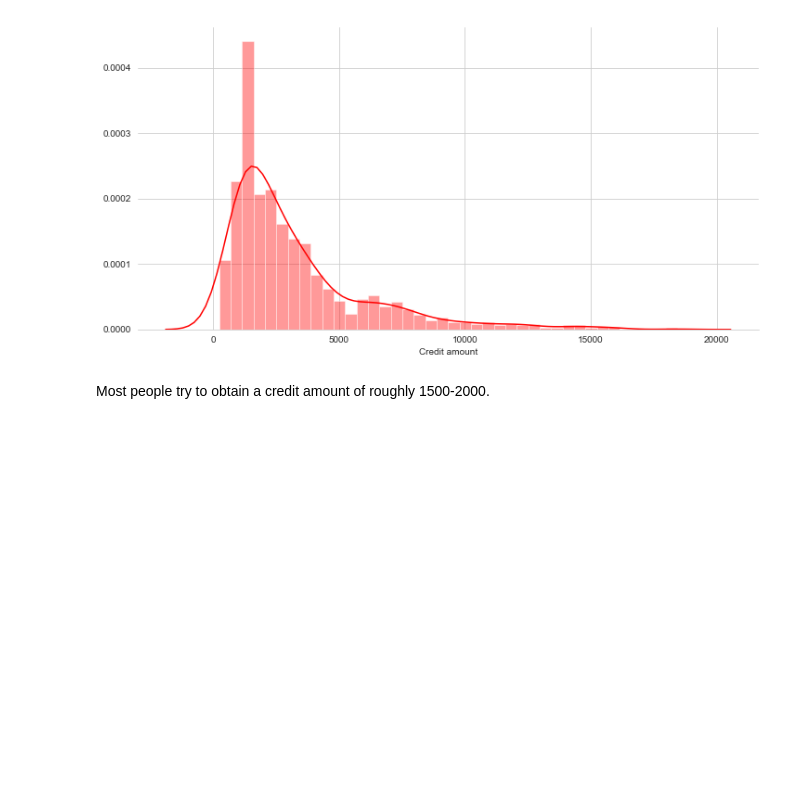
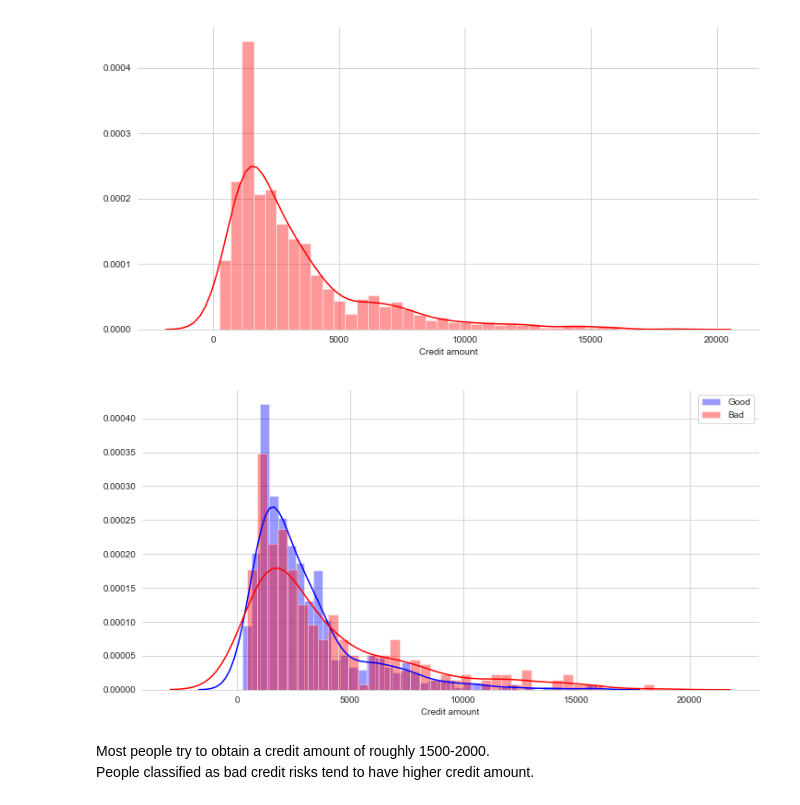
Before and after one commit to uiucanh/DataScience, a Jupyter notebook: German Credit Risk/Analysis of German Credit Risks.ipynb, the cells around one changed output. Drawn from its saved outputs; the diff is of its cells as text; code cells hidden in the pictures; blank space fills up the shorter version.

```diff
--- a/German Credit Risk/Analysis of German Credit Risks.ipynb
+++ b/German Credit Risk/Analysis of German Credit Risks.ipynb
@@ -156,5 +156,18 @@ sns.distplot(df['Credit amount'], color='r',hist=True, bins=40)
 sns.despine(left = True)
 # %% [output]
 [figure]
+# %%
+df_good = df[df["Risk"] == 'good']
+df_bad = df[df["Risk"] == 'bad']
+
+sns.set_style("whitegrid")
+plt.figure(figsize=(12,6))
+sns.distplot(df_good['Credit amount'], color='b',hist=True, bins=40, label='Good')
+sns.distplot(df_bad['Credit amount'], color='r',hist=True, bins=40, label='Bad')
+plt.legend()
+sns.despine(left = True)
+# %% [output]
+[figure, added]
 # %% [markdown]
-Most people try to obtain a credit amount of roughly 1500-2000.
+Most people try to obtain a credit amount of roughly 1500-2000. <br>
+People classified as bad credit risks tend to have higher credit amount.
```
Also changed, not shown: parts of 27 cells of this notebook, 1 other file.
